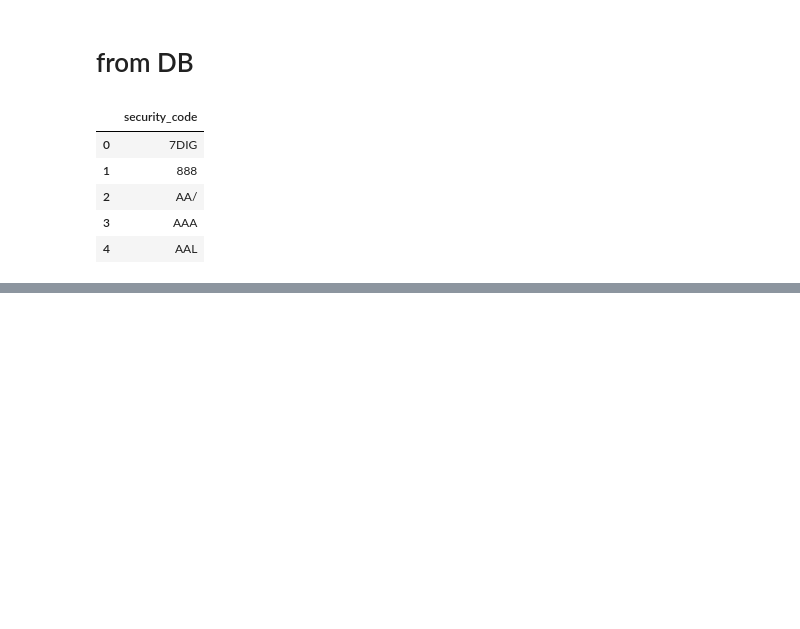
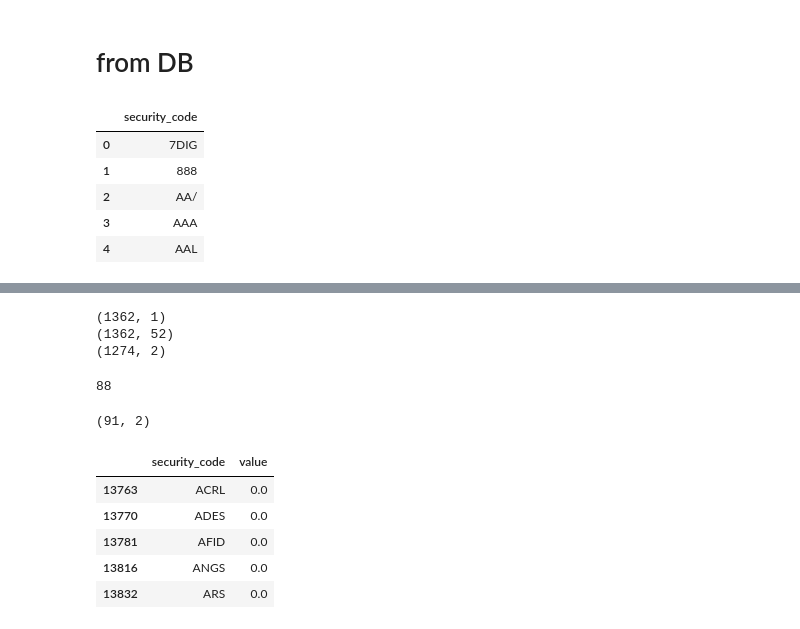
Before and after one commit to yueying-teng/RF, a Jupyter notebook: DB_check.ipynb, the cells around one changed output, grey strips where cells are left out. Saved outputs shown, nothing was run; the diff lists cells and outputs as text; code cells hidden in the pictures; blank space fills up the shorter version.

Commit message:
compare manipulated csv and original DB data

```diff
--- a/DB_check.ipynb
+++ b/DB_check.ipynb
@@ -92,0 +114,29 @@ pd.merge(tk_2015, tk_mc2015, on = 'security_code', how = 'outer')
+# %%
+print (tk_2015.shape)
+# which is the same as the result from querry in the unadjusted data set
+print (df[df['ddate'] == 2015].shape)
+
+# tickers with market cap values
+print(tk_mc2015.shape)
+
+tk_2015.shape[0] - tk_mc2015.shape[0]
+# %% [output]
+(1362, 1)
+(1362, 52)
+(1274, 2)
+88
+# %%
+# working on the unadjusted mktcap dataset from .csv - results are different for 2 entries
+
+dataset = df[df['value'] == 0][df[df['value'] == 0]['ddate'] == 2015][['security_code', 'value']]
+
+print(dataset.shape)
+dataset.head()
+# %% [output]
+(91, 2)
+|  | security_code | value |
+| 13763 | ACRL | 0.0 |
+| 13770 | ADES | 0.0 |
+| 13781 | AFID | 0.0 |
+| 13816 | ANGS | 0.0 |
+| 13832 | ARS | 0.0 |
```
Also changed, not shown: parts of 14 cells of this notebook.
